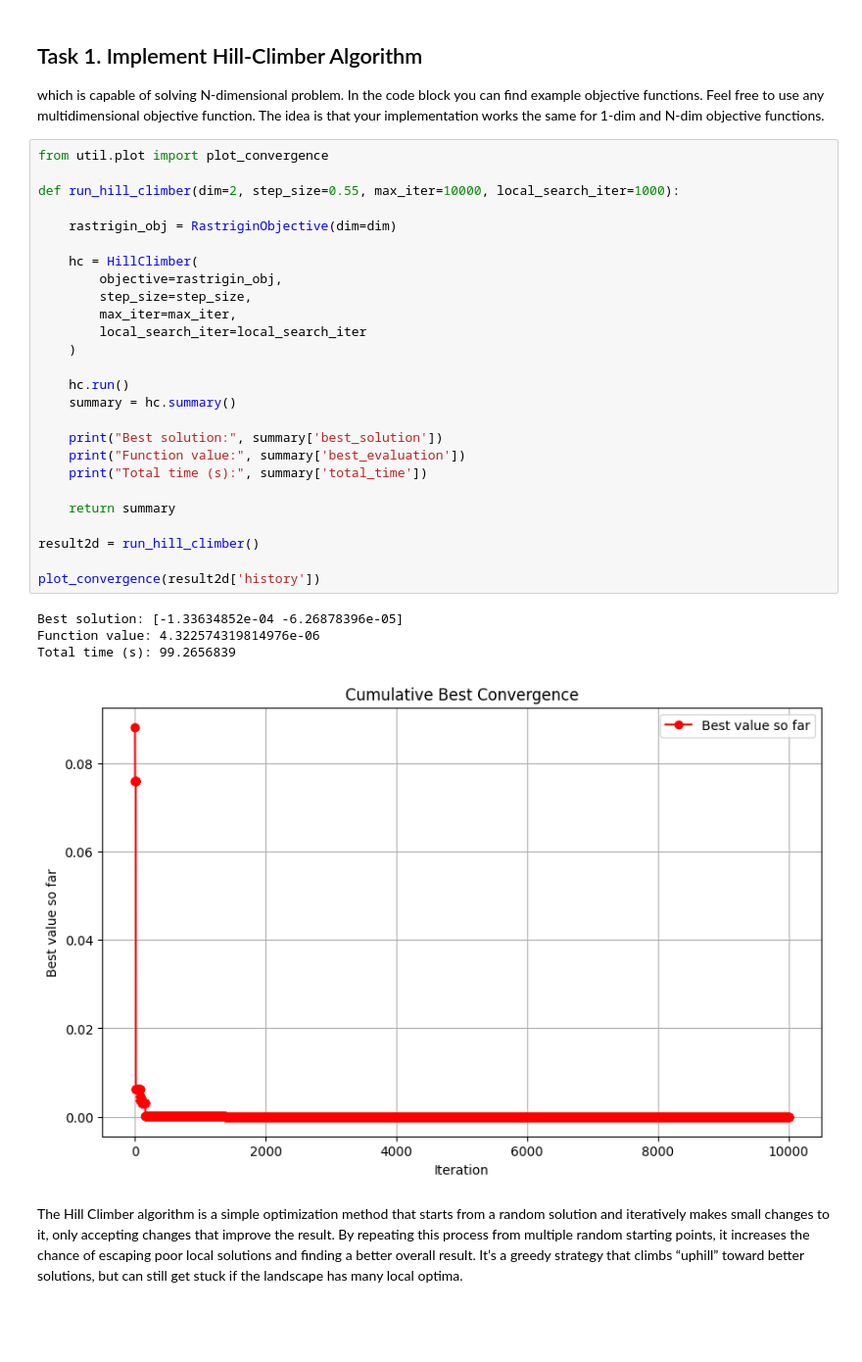
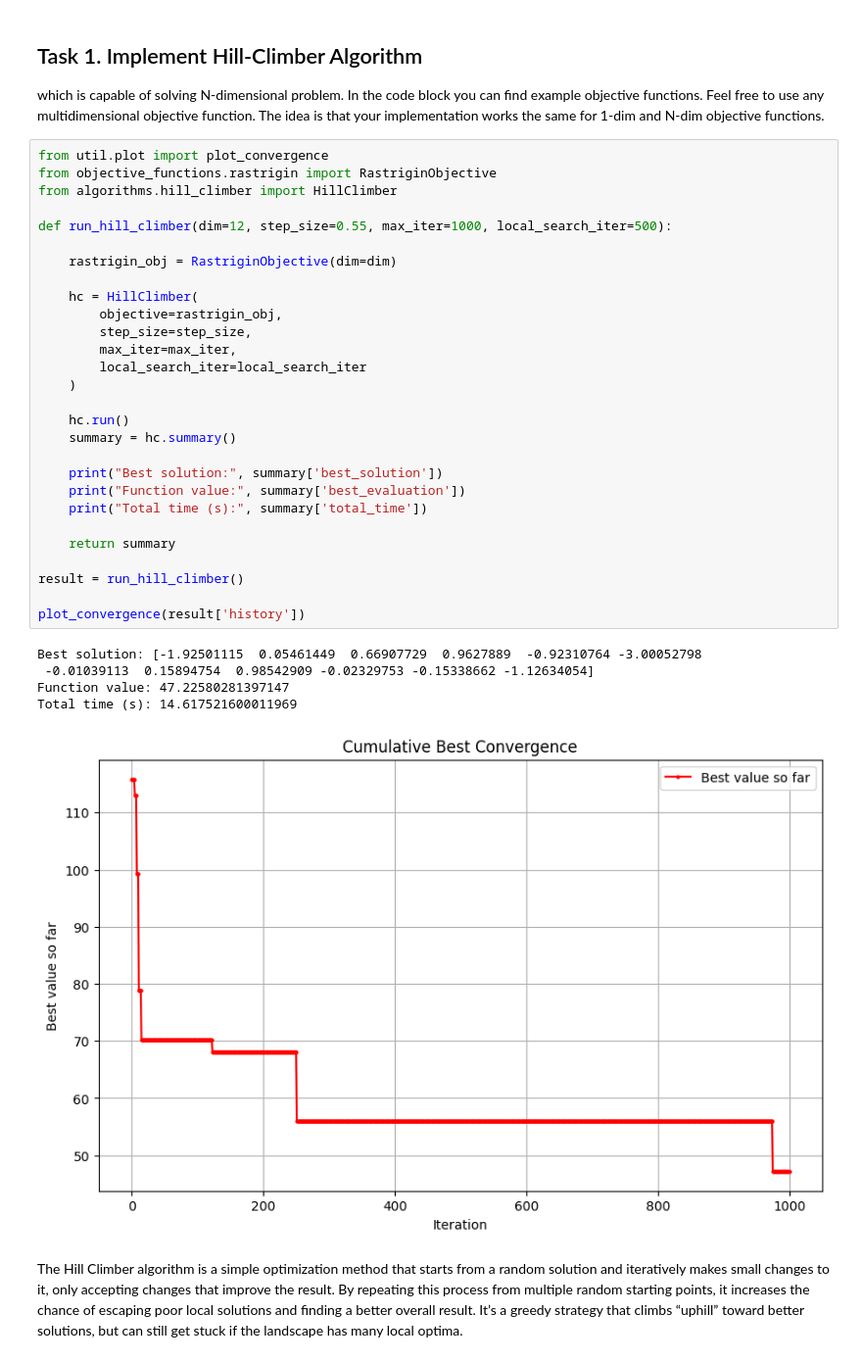
Before and after one commit to MarioSomodi/Optimization-Algorithms, a Jupyter notebook: OABOEC_Project_Mario_Somodi.ipynb, the cells around one changed output. Shown at 98% size. Saved outputs shown, nothing was run; the diff lists cells and outputs as text; blank space fills up the shorter version.

```diff
--- a/OABOEC_Project_Mario_Somodi.ipynb
+++ b/OABOEC_Project_Mario_Somodi.ipynb
@@ -222,35 +222,38 @@
 <h2>Task 1. Implement Hill-Climber Algorithm </h2> which is capable of solving N-dimensional problem. In the code block you can find example objective functions. Feel free to use any multidimensional objective function. The idea is that your implementation works the same for 1-dim and N-dim objective functions.
 # %%
 from util.plot import plot_convergence
+from objective_functions.rastrigin import RastriginObjective
+from algorithms.hill_climber import HillClimber
 
-def run_hill_climber(dim=2, step_size=0.55, max_iter=10000, local_search_iter=1000):
+def run_hill_climber(dim=12, step_size=0.55, max_iter=1000, local_search_iter=500):
 
     rastrigin_obj = RastriginObjective(dim=dim)
 
     hc = HillClimber(
         objective=rastrigin_obj,
         step_size=step_size,
         max_iter=max_iter,
         local_search_iter=local_search_iter
     )
 
     hc.run()
     summary = hc.summary()
 
     print("Best solution:", summary['best_solution'])
     print("Function value:", summary['best_evaluation'])
     print("Total time (s):", summary['total_time'])
 
     return summary
 
-result2d = run_hill_climber()
+result = run_hill_climber()
 
-plot_convergence(result2d['history'])
+plot_convergence(result['history'])
 # %% [output]
-Best solution: [-1.33634852e-04 -6.26878396e-05]
-Function value: 4.322574319814976e-06
-Total time (s): 99.2656839
+Best solution: [-1.92501115  0.05461449  0.66907729  0.9627889  -0.92310764 -3.00052798
+ -0.01039113  0.15894754  0.98542909 -0.02329753 -0.15338662 -1.12634054]
+Function value: 47.22580281397147
+Total time (s): 14.617521600011969
-[figure, old version]
+[figure, new version]
 # %% [markdown]
 The Hill Climber algorithm is a simple optimization method that starts from a random solution and iteratively makes small changes to it, only accepting changes that improve the result. By repeating this process from multiple random starting points, it increases the chance of escaping poor local solutions and finding a better overall result. It’s a greedy strategy that climbs “uphill” toward better solutions, but can still get stuck if the landscape has many local optima.
 # %% [markdown]
```
Also changed, not shown: parts of 7 cells of this notebook, 3 other files.
